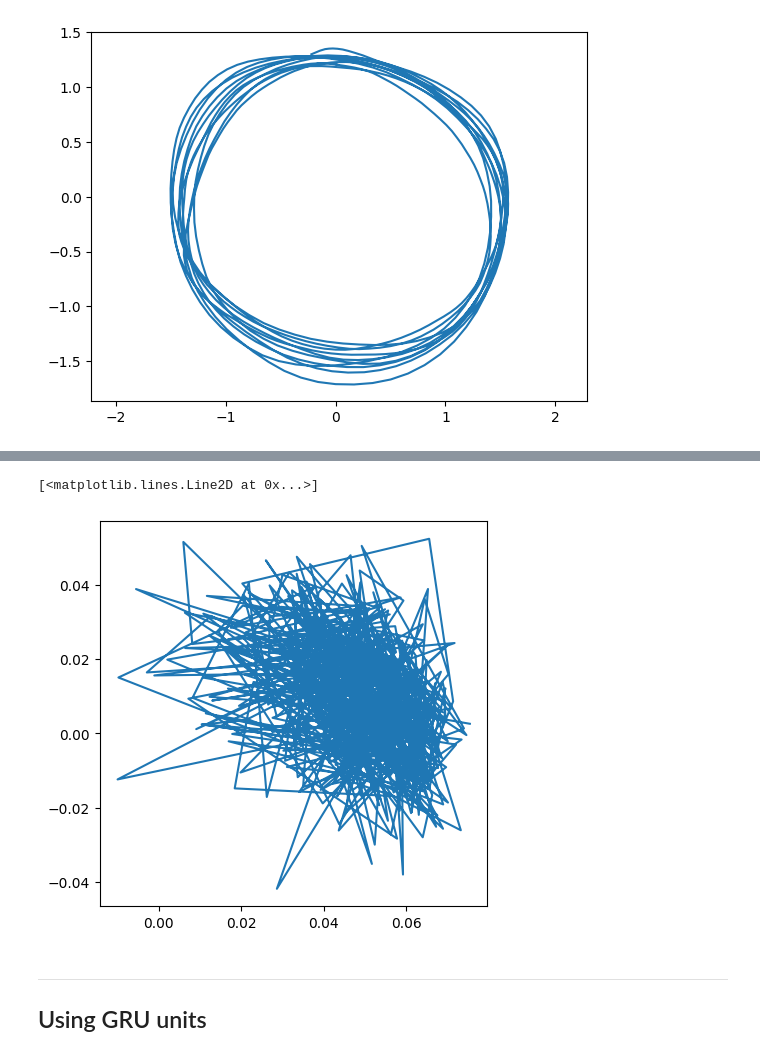
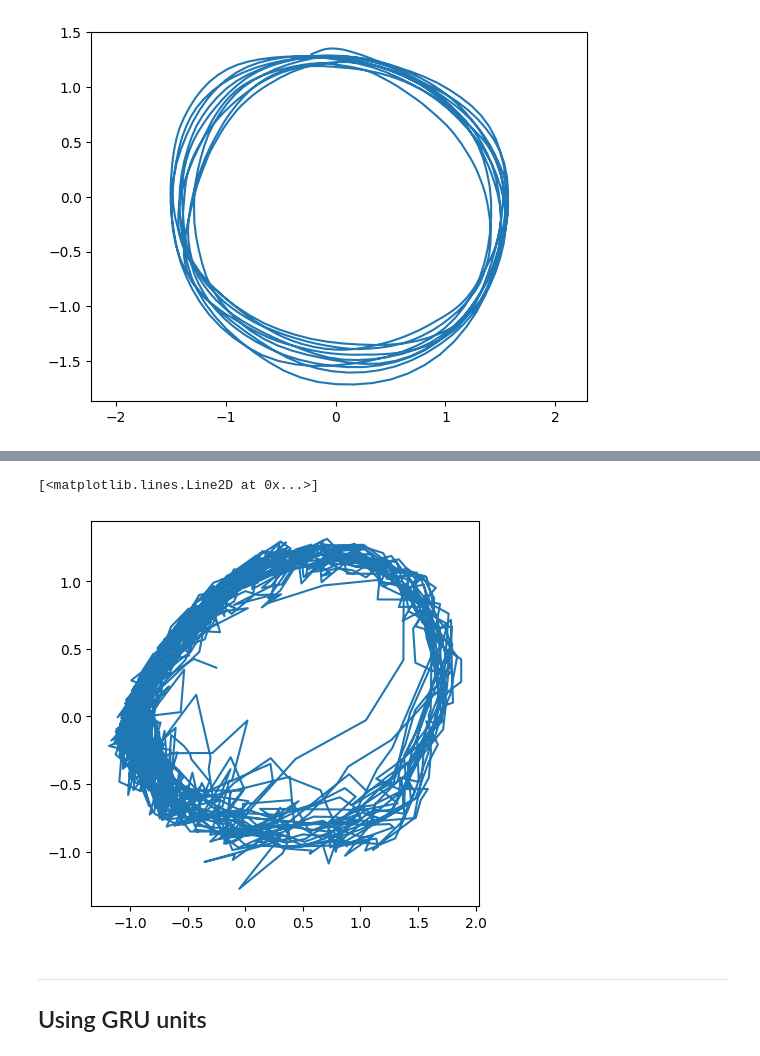
Before and after one commit to sergio-verduzco/deep_explorations, a Jupyter notebook: rnn/PVRNN.ipynb, the cells around one changed output, grey strips where cells are left out. Drawn from its saved outputs; the diff is of its cells as text; code cells hidden in the pictures.

Commit message:
Partial parallelization of PVRNN.

```diff
--- a/rnn/PVRNN.ipynb
+++ b/rnn/PVRNN.ipynb
@@ -408,6 +464,10 @@ prior_conf2 = {'sizes': [d2_n, 10, 2 * z2_n],
 hid_conf = {'sizes': [d1_n + d2_n + z1_n, 30, d1_n],
             'nltypes': ['relu', 'tanh'],
             'bias': True }
+# elman_conf = {'input_size': d2_n + z1_n,
+#               'hidden_size': d1_n,
+#               'nonlinearity': 'tanh',
+#               'bias': True }
 lstm_conf = {'input_size': z2_n,
              'hidden_size': d2_n,
              'bias': True }
@@ -417,7 +477,7 @@ dec_conf = {'sizes': [d1_n, 40, x_n],
 gen_conf = {'m': 10,
             'min_loss': 0.1,
             'max_iter': 100,
-            'A_lr': 0.01 }
+            'A_lr': 0.1 }
 
 all_generated = []
 torch.manual_seed(345)
@@ -581,11 +639,11 @@ Text(0.5, 1.0, 'inferred trace')
 # %%
 # generate a single trace
-gen_coords = pvrnn.generate(500).cpu().detach().numpy()
+gen_coords = pvrnn.generate(2000).cpu().detach().numpy()
 fig = plt.figure(figsize=(5,5))
 plt.plot(gen_coords[:,0], gen_coords[:,1])
 # %% [output]
 [<matplotlib.lines.Line2D at 0x...>]
-[figure, old version]
+[figure, new version]
 # %% [markdown]
 ---
 ## Using GRU units
```
Also changed, not shown: parts of 5 cells of this notebook, 1 other file.
